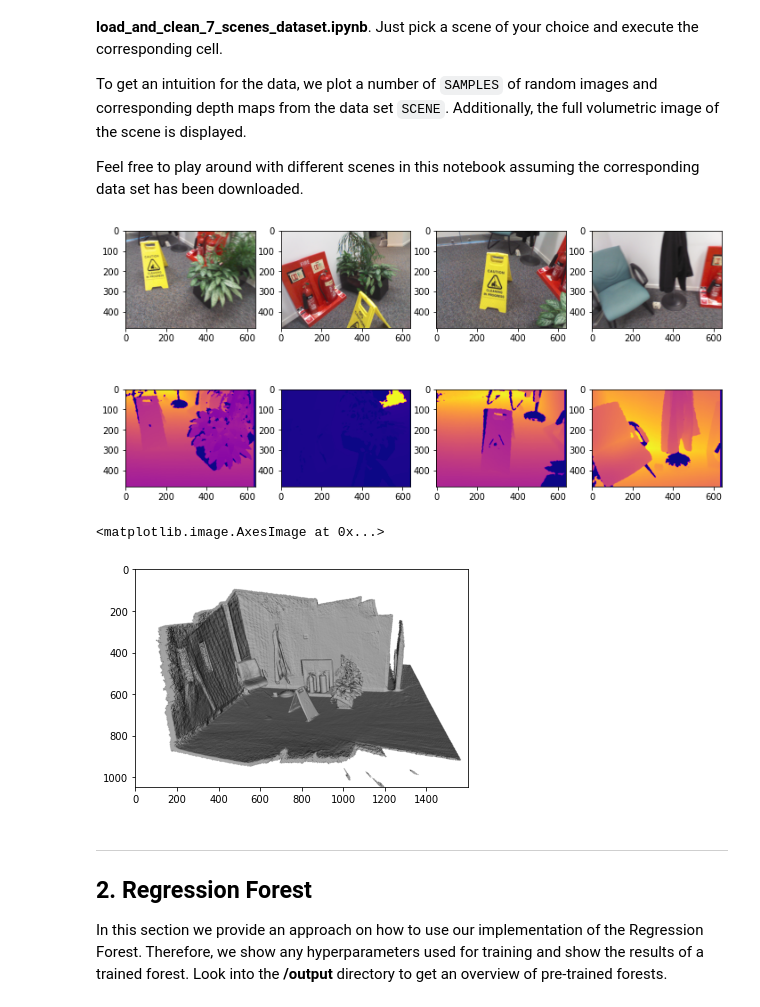
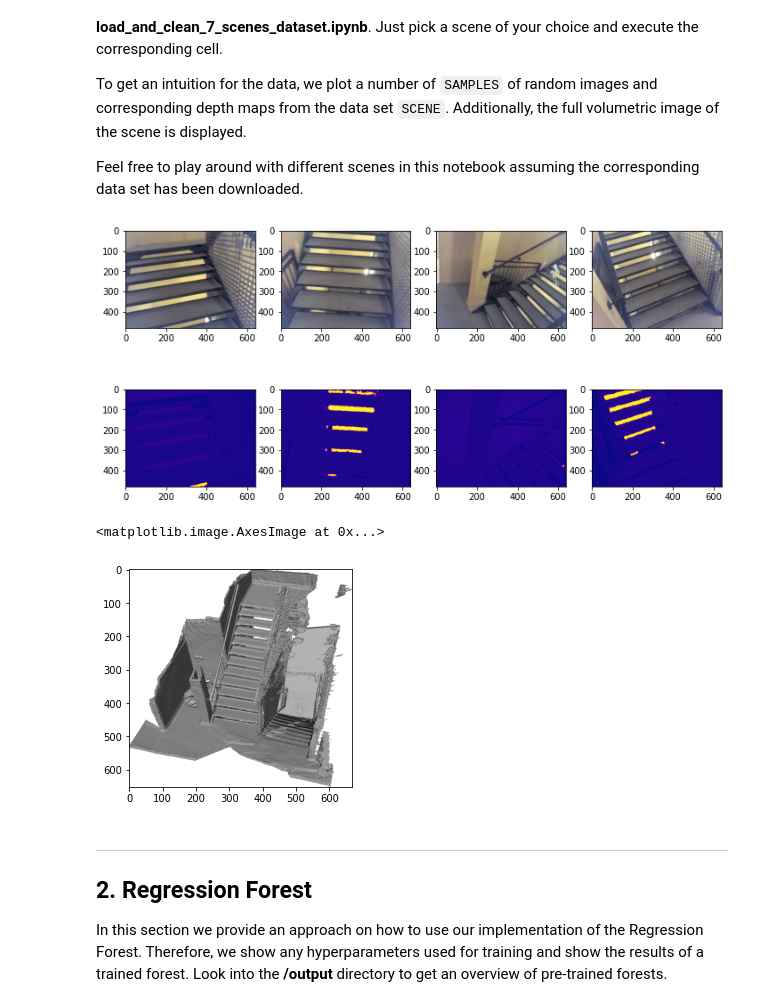
Before and after one commit to JasonPy/3dcv-mini-project, a Jupyter notebook: demo.ipynb, the cells around one changed output. Cells and saved outputs as stored; diff of their text form; code cells hidden in the pictures.

Commit message:
Add results of scene stairs

```diff
--- a/demo.ipynb
+++ b/demo.ipynb
@@ -19,32 +19,32 @@ Feel free to play around with different scenes in this notebook assuming the cor
 # %%
 import numpy as np
 import matplotlib.pyplot as plt
 from PIL import Image
 from source.data_loader import DataLoader
 
-SCENE = "fire"         # one of the scenes (name of folder in /data)
+SCENE = "stairs"         # one of the scenes (name of folder in /data)
 DATA_PATH = "./data"    # directory where image data is stored
 SAMPLES = 4             # images to display
 
 # load the data set
 loader = DataLoader(DATA_PATH)
 indices = np.random.choice(loader.get_dataset_length(SCENE), SAMPLES, replace = False)
 images, depths, poses = loader.load_dataset(SCENE, indices)
 
 # plot random images
 _, axes = plt.subplots(2, SAMPLES, figsize=(12,6))
 for i in range(SAMPLES):
     axes[0,i].imshow(np.swapaxes(images[i], 1, 0))
     axes[1,i].imshow(depths[i].T, cmap=plt.get_cmap("plasma"))
 plt.show()
 
 # plot volume
 full_scene = np.array(Image.open(f"./data/{SCENE}/{SCENE}.png"))
 plt.imshow(full_scene)
 # %% [output]
-[figure, old version]
+[figure, new version]
 <matplotlib.image.AxesImage at 0x...>
-[figure, old version]
+[figure, new version]
 # %% [markdown]
 ***
 ## 2. Regression Forest
```
Also changed, not shown: parts of 10 cells of this notebook, 3 other files.
